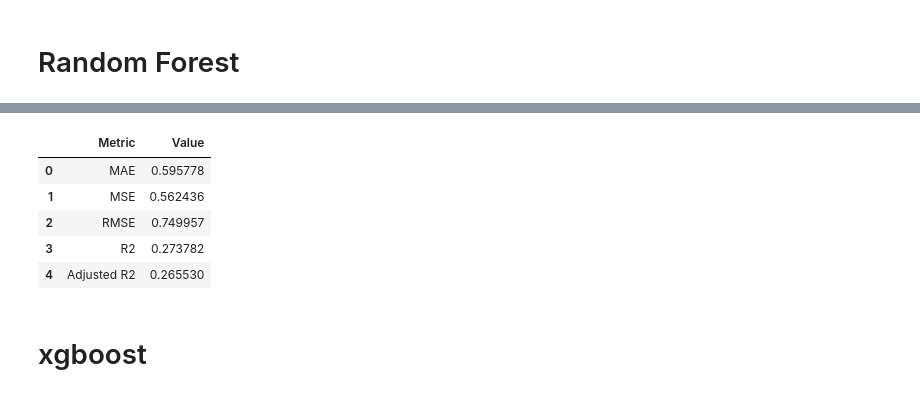
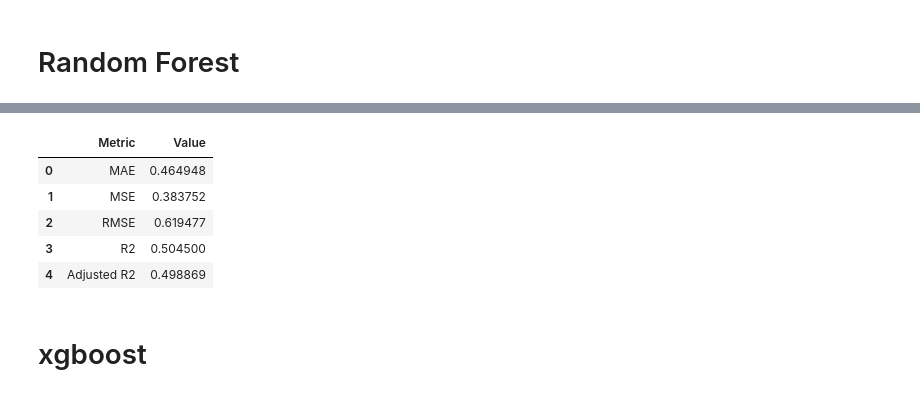
Before and after one commit to xXKeNdAmAmAsTeRXx/Machine-Learning-Tasks, a Jupyter notebook: Model_Selection_and_Regularization/QualityWine_regressor.ipynb, the cells around one changed output, grey strips where cells are left out. Saved outputs shown, nothing was run; the diff lists cells and outputs as text; code cells hidden in the pictures.

```diff
--- a/Model_Selection_and_Regularization/QualityWine_regressor.ipynb
+++ b/Model_Selection_and_Regularization/QualityWine_regressor.ipynb
@@ -120,7 +120,7 @@ def objective_RF(trial):
 
     return score
 
-rf_pipe, rf_metric = optimize_train_and_judge(RandomForestRegressor, objective_RF, trails=1)
+rf_pipe, rf_metric = optimize_train_and_judge(RandomForestRegressor, objective_RF, trails=30)
 
 rf_metric
 # %% [output]
@@ -130,9 +145,9 @@ Time 1.9447417259216309
 |  | Metric | Value |
-| 0 | MAE | 0.595778 |
-| 1 | MSE | 0.562436 |
-| 2 | RMSE | 0.749957 |
-| 3 | R2 | 0.273782 |
-| 4 | Adjusted R2 | 0.265530 |
+| 0 | MAE | 0.464948 |
+| 1 | MSE | 0.383752 |
+| 2 | RMSE | 0.619477 |
+| 3 | R2 | 0.504500 |
+| 4 | Adjusted R2 | 0.498869 |
 # %% [markdown]
 # xgboost
 # %%
```
Also changed, not shown: parts of 4 cells of this notebook.
